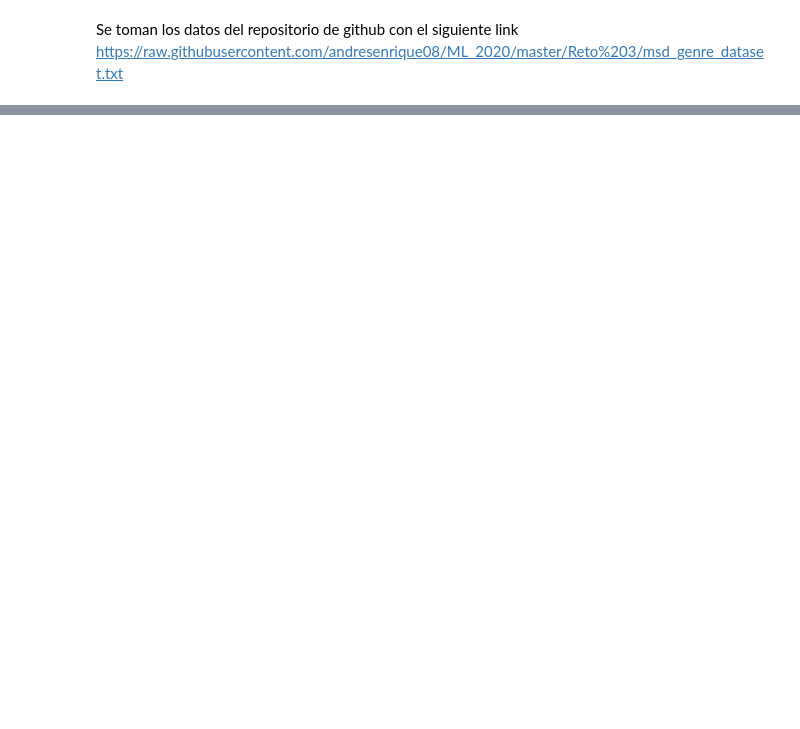
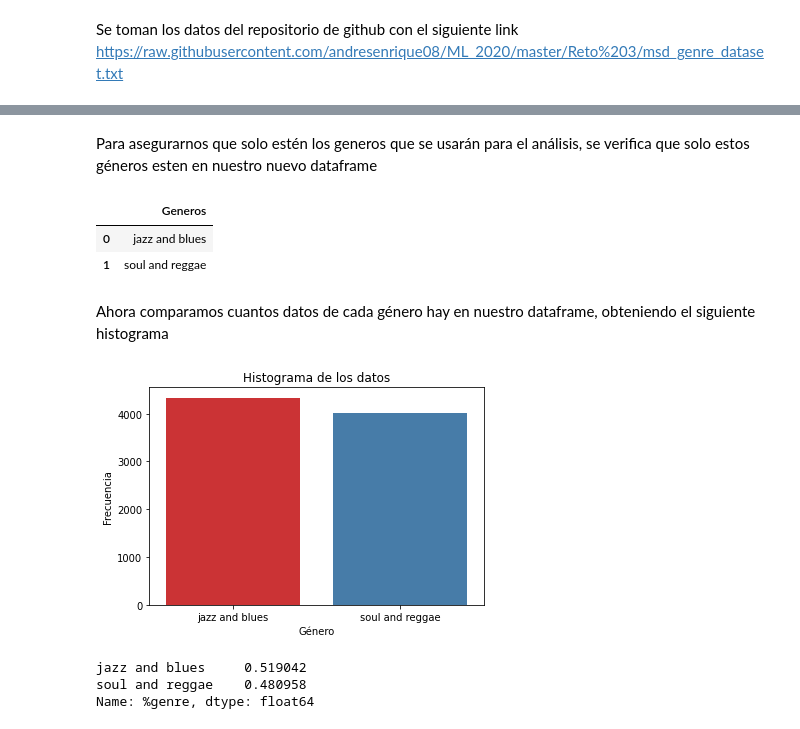
Before and after one commit to andresenrique08/ML_2020, a Jupyter notebook: Reto 3/Reto3_v1.ipynb, the cells around one changed output, grey strips where cells are left out. Saved outputs shown, nothing was run; the diff lists cells and outputs as text; code cells hidden in the pictures; blank space fills up the shorter version.

```diff
--- a/Reto 3/Reto3_v1.ipynb
+++ b/Reto 3/Reto3_v1.ipynb
@@ -27,0 +56,3 @@ data.head()
+# %%
+data_bin = data.loc[(data['%genre']=='jazz and blues') | (data['%genre']=='soul and reggae')]
+data_bin.head()
@@ -27,0 +66,25 @@ data.head()
+# %% [markdown]
+Para asegurarnos que solo estén los generos que se usarán para el análisis, se verifica que solo estos géneros esten en nuestro nuevo dataframe
+# %%
+generos = data_bin['%genre'].unique()
+generos = pd.DataFrame(data=generos, columns=['Generos'])
+generos
+# %% [output]
+|  | Generos |
+| 0 | jazz and blues |
+| 1 | soul and reggae |
+# %% [markdown]
+Ahora comparamos cuantos datos de cada género hay en nuestro dataframe, obteniendo el siguiente histograma
+# %%
+f, ax = plt.subplots()
+ax = sns.countplot(x="%genre", data=data_bin, palette="Set1")
+plt.xlabel('Género')
+plt.ylabel('Frecuencia')
+plt.title('Histograma de los datos')
+plt.show()
+data_bin['%genre'].value_counts()/len(data_bin)
+# %% [output]
+[figure, added]
+jazz and blues     0.519042
+soul and reggae    0.480958
+Name: %genre, dtype: float64
```
Also changed, not shown: parts of 24 cells of this notebook.
